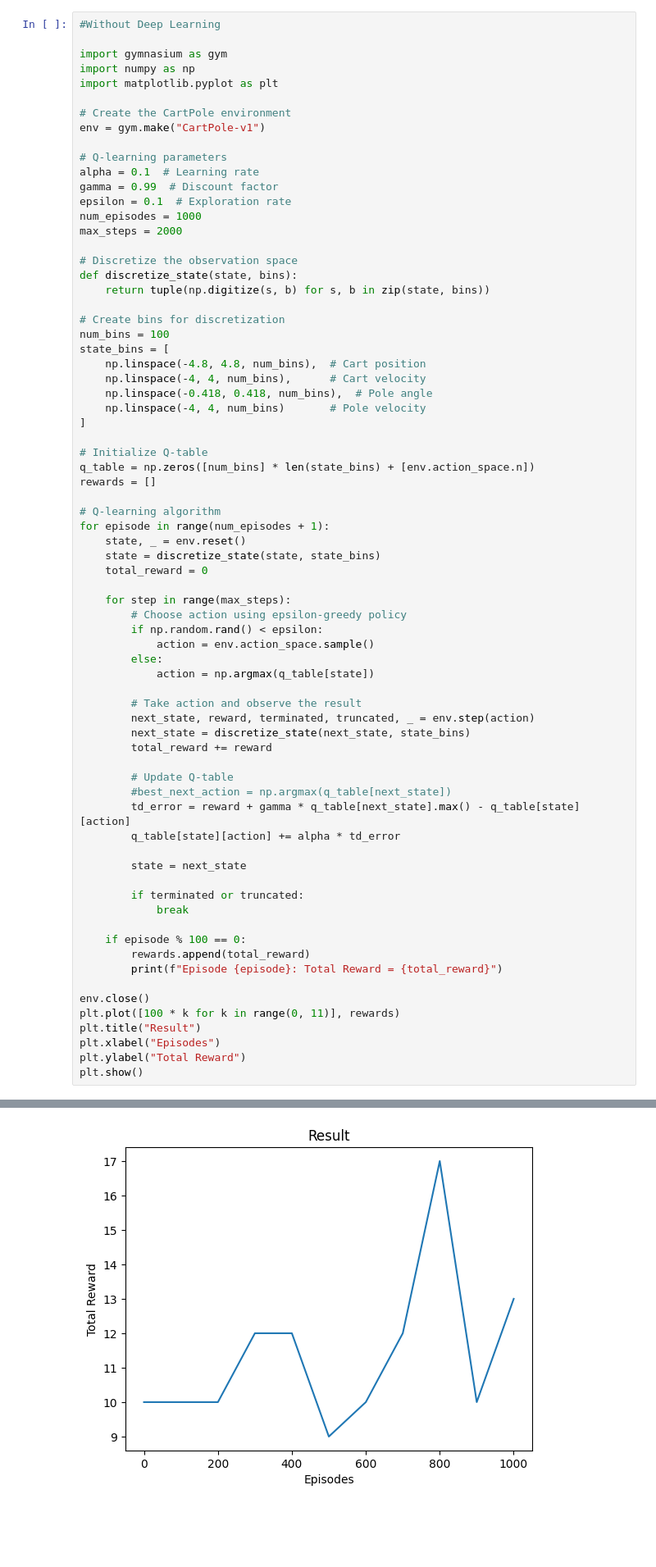
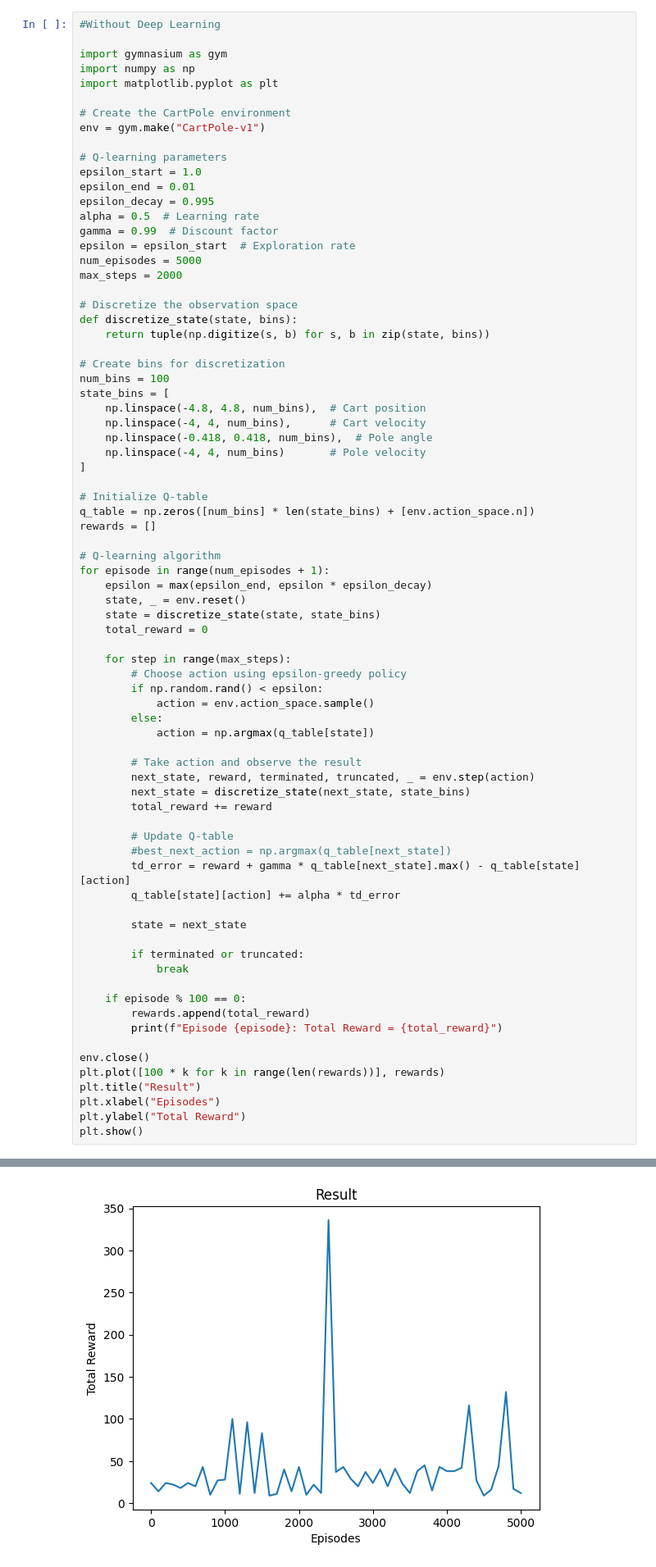
Before and after one commit to Youssef-Aloulou/RLProject, a Jupyter notebook: RL Project.ipynb, the cells around one changed output, grey strips where cells are left out. Shown at 82% size. Drawn from its saved outputs; the diff is of its cells as text; blank space fills up the shorter version.

```diff
--- a/RL Project.ipynb
+++ b/RL Project.ipynb
@@ -9,10 +9,13 @@ import matplotlib.pyplot as plt
 env = gym.make("CartPole-v1")
 
 # Q-learning parameters
-alpha = 0.1  # Learning rate
+epsilon_start = 1.0
+epsilon_end = 0.01
+epsilon_decay = 0.995
+alpha = 0.5  # Learning rate
 gamma = 0.99  # Discount factor
-epsilon = 0.1  # Exploration rate
-num_episodes = 1000
+epsilon = epsilon_start  # Exploration rate
+num_episodes = 5000
 max_steps = 2000
 
 # Discretize the observation space
@@ -34,6 +37,7 @@ rewards = []
 
 # Q-learning algorithm
 for episode in range(num_episodes + 1):
+    epsilon = max(epsilon_end, epsilon * epsilon_decay)
     state, _ = env.reset()
     state = discretize_state(state, state_bins)
     total_reward = 0
@@ -65,7 +69,7 @@ for episode in range(num_episodes + 1):
         print(f"Episode {episode}: Total Reward = {total_reward}")
 
 env.close()
-plt.plot([100 * k for k in range(0, 11)], rewards)
+plt.plot([100 * k for k in range(len(rewards))], rewards)
 plt.title("Result")
 plt.xlabel("Episodes")
 plt.ylabel("Total Reward")
@@ -85,4 +95,4 @@ Episode 1000: Total Reward = 13.0
-[figure, old version]
+[figure, new version]
 # %%
 # With Deep Learning
 import gymnasium as gym
```
Also changed, not shown: parts of 1 cell of this notebook.
